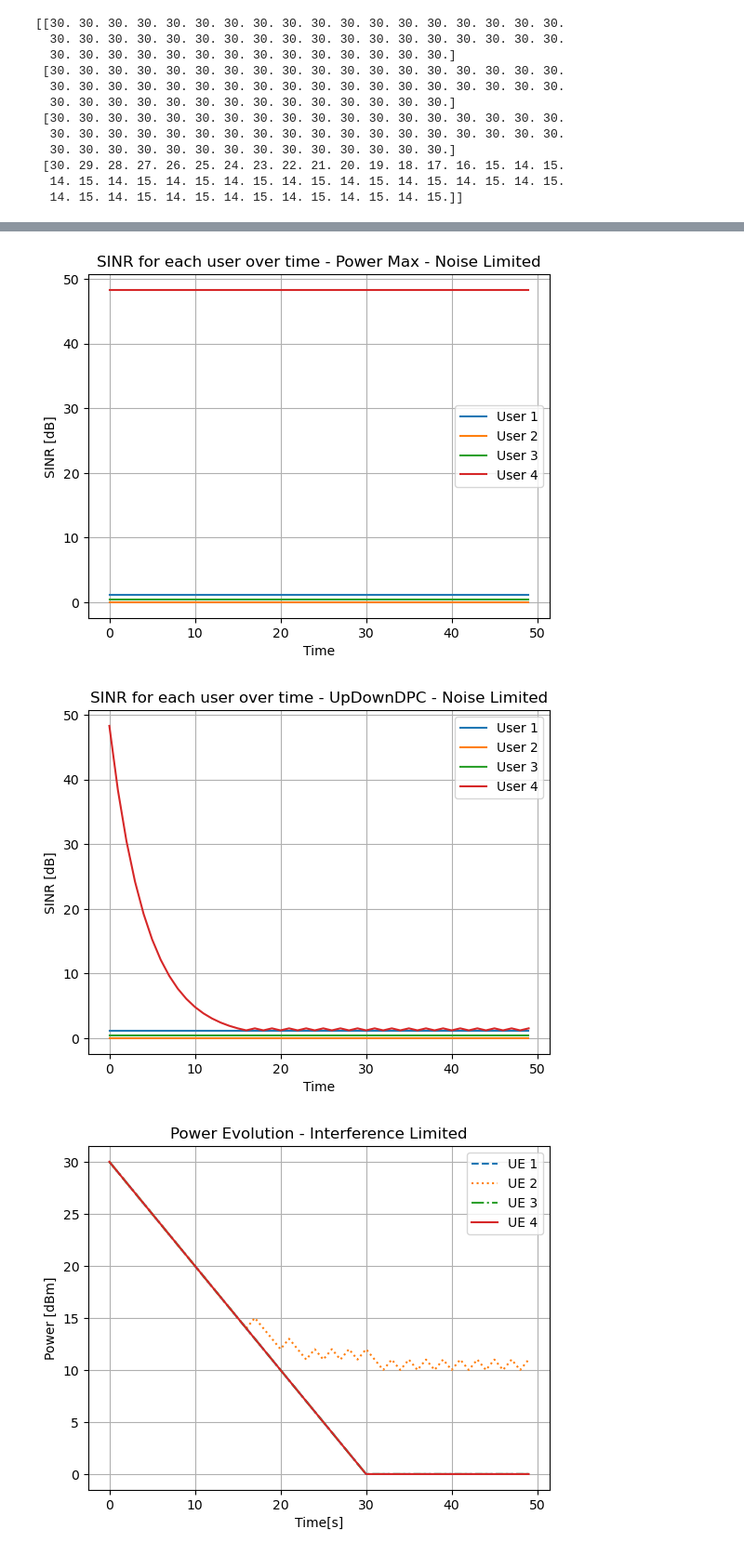
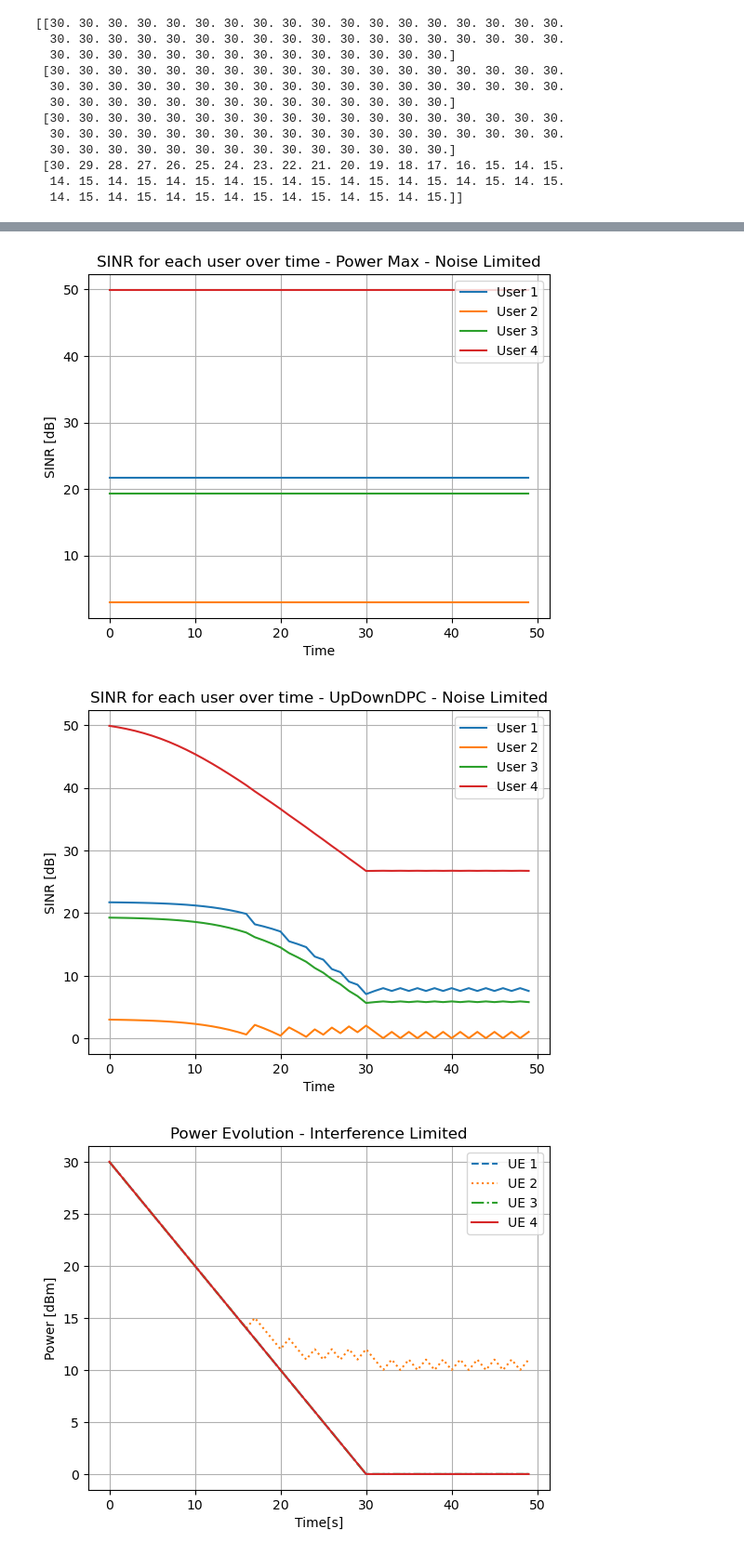
Before and after one commit to vitorfraga12/Intro-to-Wirelles---Part-3, a Jupyter notebook: Questao7.ipynb, the cells around one changed output, grey strips where cells are left out. Shown at 93% size. Saved outputs shown, nothing was run; the diff lists cells and outputs as text; code cells hidden in the pictures.

```diff
--- a/Questao7.ipynb
+++ b/Questao7.ipynb
@@ -191,11 +191,10 @@ def calculate_sinr(banda, K_0, aps, ues, channels, sigma_shadowing, sigma_fastfa
                 # Calculando a interferência no mesmo canal
                 interference_sum = 0
                 for other_ue_index in range(path_gain.shape[1]):
-                    if other_ue_index != ue_index:  # Se não for o mesmo usuário
-                        interference_sum += np.abs(path_gain[channel_index, other_ue_index, ap_index]) * power_trans[other_ue_index]
+                    interference_sum += np.abs(path_gain[channel_index, other_ue_index, ap_index]) * power_trans[other_ue_index]
 
                 # Cálculo da SINR para o canal, UE e AP atuais
-                sinr_total[channel_index, ue_index, ap_index] = power_received / (interference_sum + power_noise[ue_index])
+                sinr_total[channel_index, ue_index, ap_index] = power_received / ((interference_sum-power_received) + power_noise[ue_index])
 
     # Selecionar o maior valor de SINR para cada UE
     for ue_index in range(sinr_total.shape[1]):
@@ -412,33 +416,35 @@ plt.show()
 # %%
 # Plotando a SINR para cada usuário para cada momento utilizando o Power Max
 plt.figure()
-plt.plot(sinr_max_vector[0, :], label='User 1')
-plt.plot(sinr_max_vector[1, :], label='User 2')
-plt.plot(sinr_max_vector[2, :], label='User 3')
-plt.plot(sinr_max_vector[3, :], label='User 4')
+plt.plot(lin2db(sinr_max_vector[0, :]), label='User 1')
+plt.plot(lin2db(sinr_max_vector[1, :]), label='User 2')
+plt.plot(lin2db(sinr_max_vector[2, :]), label='User 3')
+plt.plot(lin2db(sinr_max_vector[3, :]), label='User 4')
 plt.legend()
 plt.xlabel('Time')
 plt.ylabel('SINR [dB]')
 plt.title('SINR for each user over time - Power Max - Noise Limited')
 plt.grid()
+plt.savefig('Q7_sinr_noiselimited_powermax.pdf')
 plt.show()
 # %% [output]
-[figure, old version]
+[figure, new version]
 # %%
 # Plotando a SINR para cada usuário para cada momento utilizando o UpDownDPC
 plt.figure()
-plt.plot(sinr_dpc_vector[0, :], label='User 1')
-plt.plot(sinr_dpc_vector[1, :], label='User 2')
-plt.plot(sinr_dpc_vector[2, :], label='User 3')
-plt.plot(sinr_dpc_vector[3, :], label='User 4')
+plt.plot(lin2db(sinr_dpc_vector[0, :]), label='User 1')
+plt.plot(lin2db(sinr_dpc_vector[1, :]), label='User 2')
+plt.plot(lin2db(sinr_dpc_vector[2, :]), label='User 3')
+plt.plot(lin2db(sinr_dpc_vector[3, :]), label='User 4')
 plt.legend()
 plt.xlabel('Time')
 plt.ylabel('SINR [dB]')
 plt.title('SINR for each user over time - UpDownDPC - Noise Limited')
 plt.grid()
+plt.savefig('Q7_sinr_noiselimited_updowndpc.pdf')
 plt.show()
 # %% [output]
-[figure, old version]
+[figure, new version]
 # %%
 def interference_limited(aps, ues, channels, power_trans_max, power_trans_min, step, sinr_alvo, time, banda, K_0, area, sigma_shadowing, sigma_fastfading):
 
```
Also changed, not shown: parts of 9 cells of this notebook, 4 other files.
